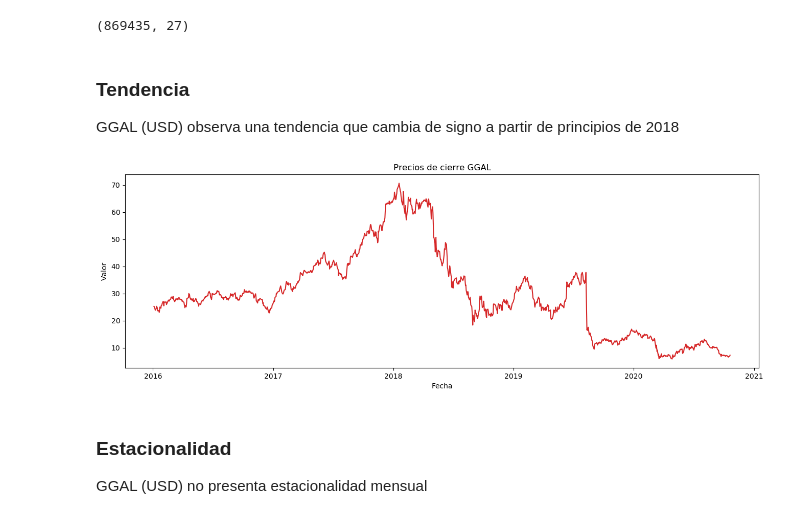
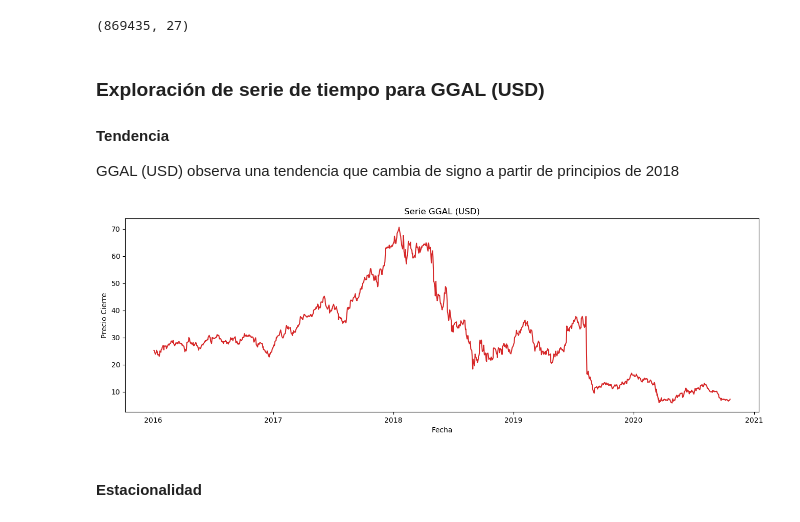
Before and after one commit to cdgn-coding/bcba-algo-trading, a Jupyter notebook: 3_Time_Series.ipynb, the cells around one changed output. Cells and saved outputs as stored; diff of their text form; code cells hidden in the pictures.

```diff
--- a/3_Time_Series.ipynb
+++ b/3_Time_Series.ipynb
@@ -7,28 +7,27 @@ import matplotlib as mpl
 import seaborn as sns
 # %%
 dataset = pd.read_pickle("data/all_tickers_last_decade_features.pkl")
+dataset.shape
+# %% [output]
+(869435, 27)
-# %%
-dataset.shape
-# %% [output]
-(869435, 27)
 # %% [markdown]
-### Tendencia
+### Exploración de serie de tiempo para GGAL (USD)
+#### Tendencia
 GGAL (USD) observa una tendencia que cambia de signo a partir de principios de 2018
 # %%
 ggal_5y = dataset.loc[(dataset.Year > 2015) & (dataset.Ticker == 'GGAL'),['Adj Close']]
 # %%
-def plot_df(df, x, y, title="", xlabel='Fecha', ylabel='Valor', dpi=100):
+def plot_df(df, x, y, title="", xlabel='Fecha', ylabel='Precio Cierre', dpi=100):
     plt.figure(figsize=(16,5), dpi=dpi)
     plt.plot(x, y, color='tab:red')
     plt.gca().set(title=title, xlabel=xlabel, ylabel=ylabel)
     plt.show()
 
-plot_df(ggal_5y, x=ggal_5y.index, y=ggal_5y.loc[:,'Adj Close'], title='Precios de cierre GGAL')
+plot_df(ggal_5y, x=ggal_5y.index, y=ggal_5y.loc[:,'Adj Close'], title='Serie GGAL (USD)')
 # %% [output]
-[figure, old version]
+[figure, new version]
-# %% [markdown]
-### Estacionalidad
-GGAL (USD) no presenta estacionalidad mensual
+# %% [markdown]
+#### Estacionalidad
 # %%
 # Preparamos los datos:
 ggal_5y['year'] = [d.year for d in ggal_5y.index]
```
Also changed, not shown: parts of 71 cells of this notebook.
